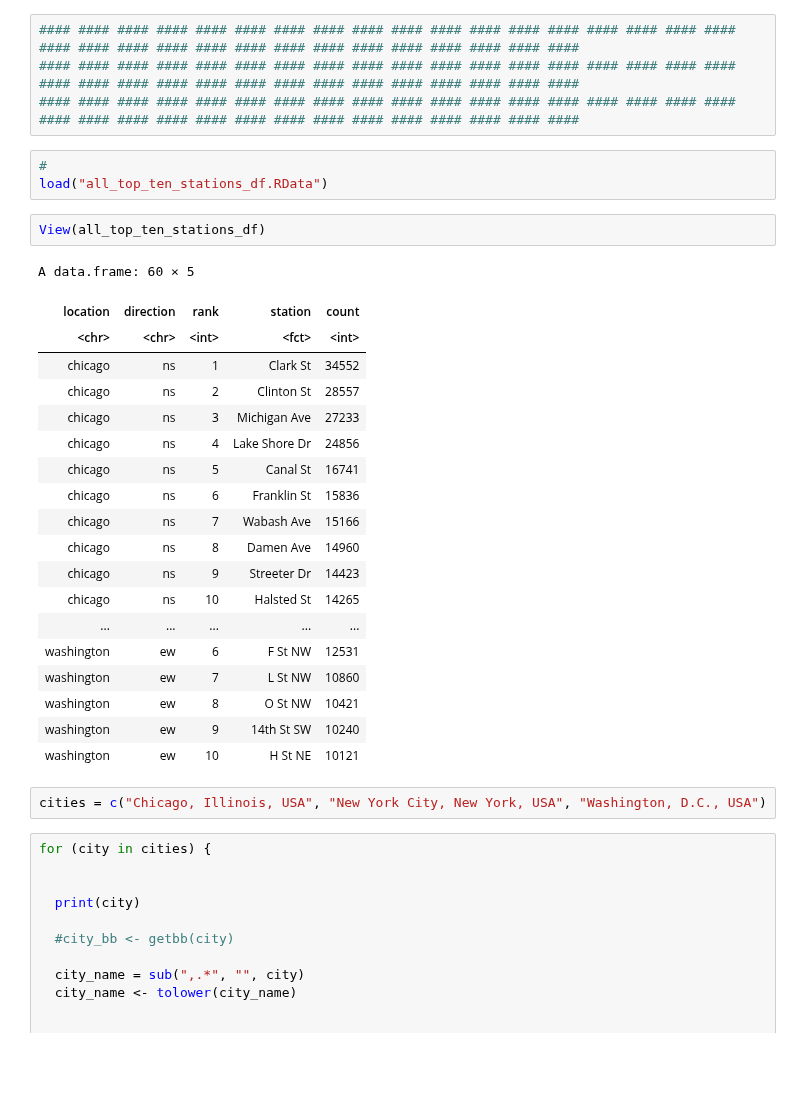
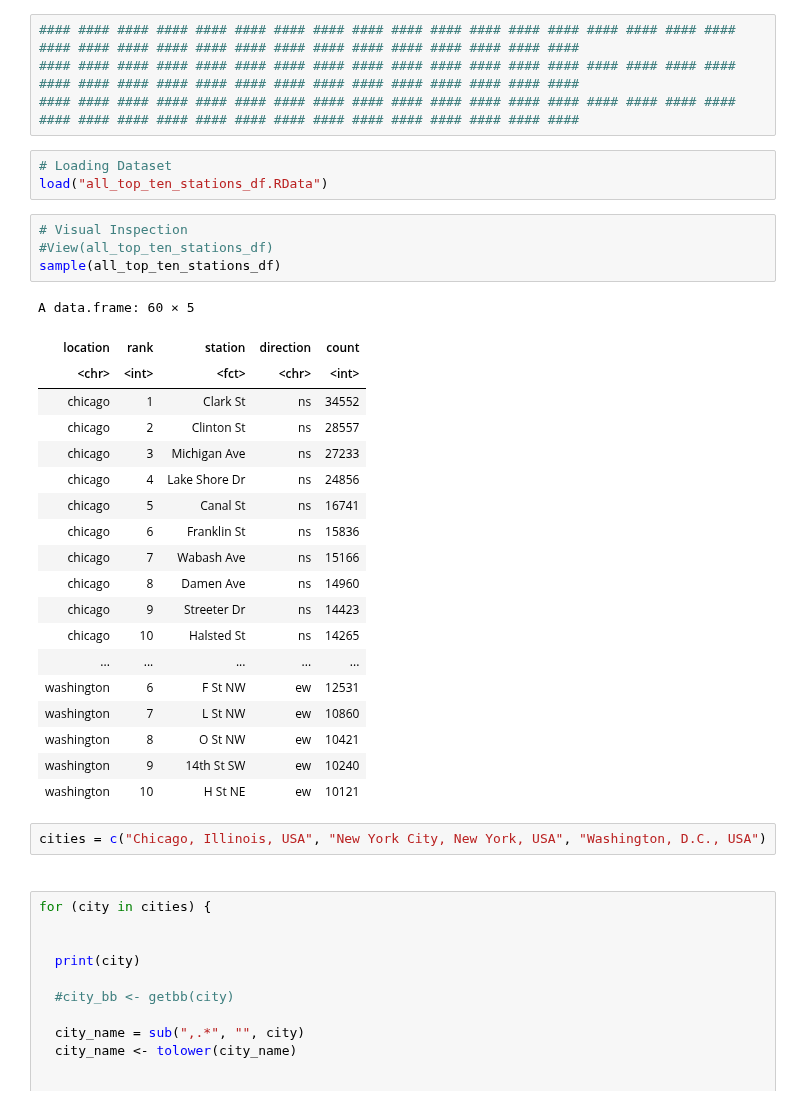
Before and after one commit to DantyDCook/D498, a Jupyter notebook: D498_Project_R_Code_DDCook_v1.ipynb, the cells around one changed output. Cells and saved outputs as stored; diff of their text form; blank space fills up the shorter version.

```diff
--- a/D498_Project_R_Code_DDCook_v1.ipynb
+++ b/D498_Project_R_Code_DDCook_v1.ipynb
@@ -2311,32 +2518,36 @@ A matrix: 2 × 6 of type dbl
 #### #### #### #### #### #### #### #### #### #### #### #### #### #### #### #### #### #### #### #### #### #### #### #### #### #### #### #### #### #### #### ####
 #### #### #### #### #### #### #### #### #### #### #### #### #### #### #### #### #### #### #### #### #### #### #### #### #### #### #### #### #### #### #### ####
 # %%
-#
+# Loading Dataset
 load("all_top_ten_stations_df.RData")
 # %%
-View(all_top_ten_stations_df)
+# Visual Inspection
+#View(all_top_ten_stations_df)
+sample(all_top_ten_stations_df)
 # %% [output]
 A data.frame: 60 × 5
-| location | direction | rank | station | count |
-| <chr> | <chr> | <int> | <fct> | <int> |
-| chicago | ns | 1 | Clark St | 34552 |
-| chicago | ns | 2 | Clinton St | 28557 |
-| chicago | ns | 3 | Michigan Ave | 27233 |
-| chicago | ns | 4 | Lake Shore Dr | 24856 |
-| chicago | ns | 5 | Canal St | 16741 |
-| chicago | ns | 6 | Franklin St | 15836 |
-| chicago | ns | 7 | Wabash Ave | 15166 |
-| chicago | ns | 8 | Damen Ave | 14960 |
-| chicago | ns | 9 | Streeter Dr | 14423 |
-| chicago | ns | 10 | Halsted St | 14265 |
+| location | rank | station | direction | count |
+| <chr> | <int> | <fct> | <chr> | <int> |
+| chicago | 1 | Clark St | ns | 34552 |
+| chicago | 2 | Clinton St | ns | 28557 |
+| chicago | 3 | Michigan Ave | ns | 27233 |
+| chicago | 4 | Lake Shore Dr | ns | 24856 |
+| chicago | 5 | Canal St | ns | 16741 |
+| chicago | 6 | Franklin St | ns | 15836 |
+| chicago | 7 | Wabash Ave | ns | 15166 |
+| chicago | 8 | Damen Ave | ns | 14960 |
+| chicago | 9 | Streeter Dr | ns | 14423 |
+| chicago | 10 | Halsted St | ns | 14265 |
 | ... | ... | ... | ... | ... |
-| washington | ew | 6 | F St NW | 12531 |
-| washington | ew | 7 | L St NW | 10860 |
-| washington | ew | 8 | O St NW | 10421 |
-| washington | ew | 9 | 14th St SW | 10240 |
-| washington | ew | 10 | H St NE | 10121 |
+| washington | 6 | F St NW | ew | 12531 |
+| washington | 7 | L St NW | ew | 10860 |
+| washington | 8 | O St NW | ew | 10421 |
+| washington | 9 | 14th St SW | ew | 10240 |
+| washington | 10 | H St NE | ew | 10121 |
 # %%
 cities = c("Chicago, Illinois, USA", "New York City, New York, USA", "Washington, D.C., USA")
+# %% [markdown]
+<a id="#q2_graph_4"></a>
 # %%
 for (city in cities) {
 
```
Also changed, not shown: parts of 72 cells of this notebook.
